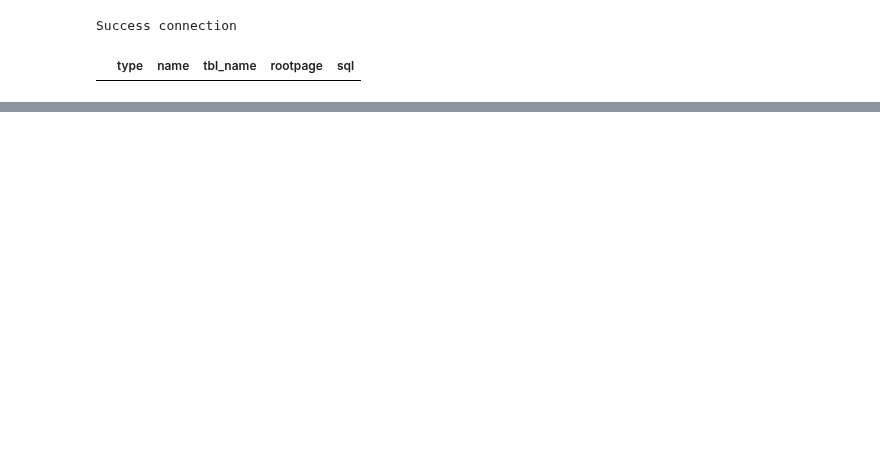
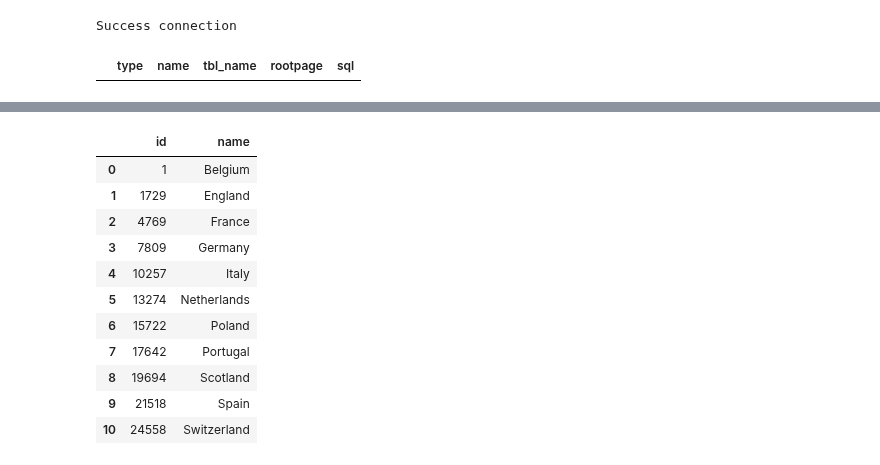
Before and after one commit to AndrewsJascoro/DataAnalyts_Mintic_Talento_Tech, a Jupyter notebook: SQL_and_SQLite_using_Python.ipynb, the cells around one changed output, grey strips where cells are left out. Saved outputs shown, nothing was run; the diff lists cells and outputs as text; code cells hidden in the pictures; blank space fills up the shorter version.

```diff
--- a/SQL_and_SQLite_using_Python.ipynb
+++ b/SQL_and_SQLite_using_Python.ipynb
@@ -29,0 +72,30 @@ Success connection
+# %%
+# Imports
+import pandas as pd
+import sqlite3
+from IPython.display import display
+
+# Connect to the SQLite database file
+conn = sqlite3.connect('/content/database.sqlite')
+
+# Read data from the 'Country' table directly into a DataFrame
+countries = pd.read_sql_query("SELECT * FROM Country", conn)
+
+# Display the DataFrame
+display(countries)
+
+# Close the connection
+conn.close()
+# %% [output]
+|  | id | name |
+| 0 | 1 | Belgium |
+| 1 | 1729 | England |
+| 2 | 4769 | France |
+| 3 | 7809 | Germany |
+| 4 | 10257 | Italy |
+| 5 | 13274 | Netherlands |
+| 6 | 15722 | Poland |
+| 7 | 17642 | Portugal |
+| 8 | 19694 | Scotland |
+| 9 | 21518 | Spain |
+| 10 | 24558 | Switzerland |
```
Also changed, not shown: parts of 6 cells of this notebook.
